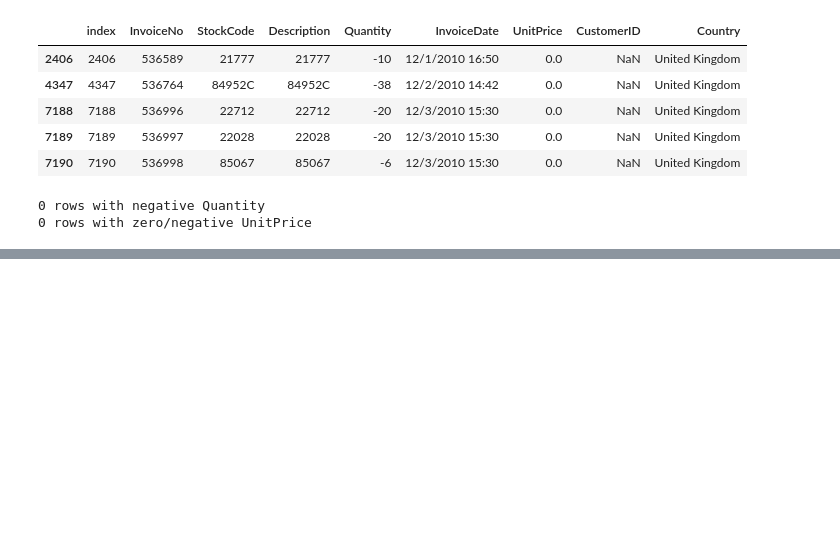
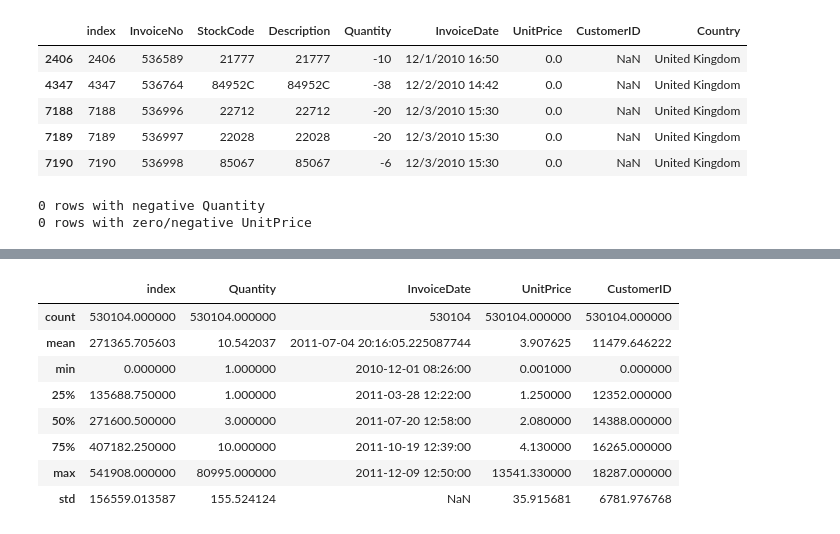
Before and after one commit to j2damax/principles-of-ds-cw02, a Jupyter notebook: group/online_retail.ipynb, the cells around one changed output, grey strips where cells are left out. Drawn from its saved outputs; the diff is of its cells as text; code cells hidden in the pictures; blank space fills up the shorter version.

```diff
--- a/group/online_retail.ipynb
+++ b/group/online_retail.ipynb
@@ -167,0 +214,12 @@ Percentage of missing CustomerID values: 24.94%
+# %%
+df_cleaned.describe()
+# %% [output]
+|  | index | Quantity | InvoiceDate | UnitPrice | CustomerID |
+| count | 530104.000000 | 530104.000000 | 530104 | 530104.000000 | 530104.000000 |
+| mean | 271365.705603 | 10.542037 | 2011-07-04 20:16:05.225087744 | 3.907625 | 11479.646222 |
+| min | 0.000000 | 1.000000 | 2010-12-01 08:26:00 | 0.001000 | 0.000000 |
+| 25% | 135688.750000 | 1.000000 | 2011-03-28 12:22:00 | 1.250000 | 12352.000000 |
+| 50% | 271600.500000 | 3.000000 | 2011-07-20 12:58:00 | 2.080000 | 14388.000000 |
+| 75% | 407182.250000 | 10.000000 | 2011-10-19 12:39:00 | 4.130000 | 16265.000000 |
+| max | 541908.000000 | 80995.000000 | 2011-12-09 12:50:00 | 13541.330000 | 18287.000000 |
+| std | 156559.013587 | 155.524124 | NaN | 35.915681 | 6781.976768 |
```
Also changed, not shown: parts of 22 cells of this notebook.
